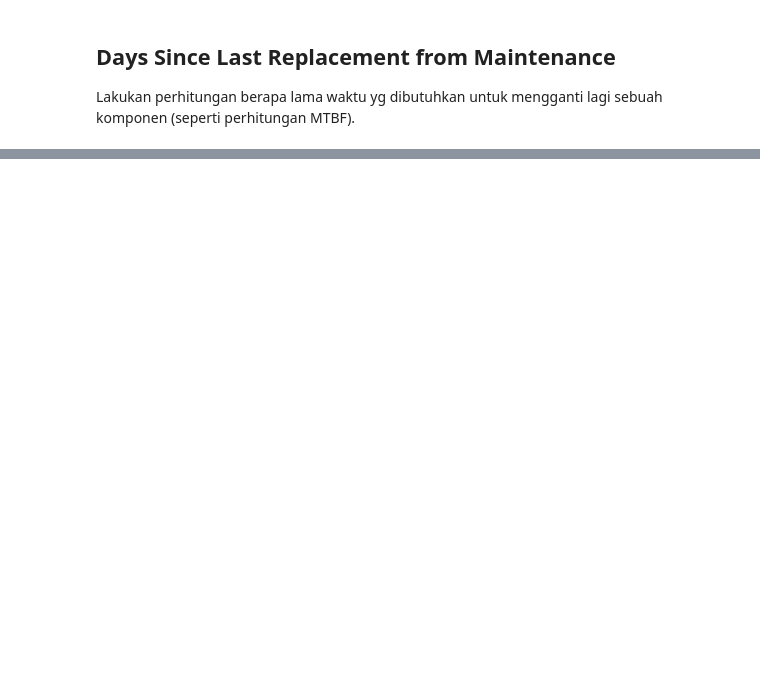
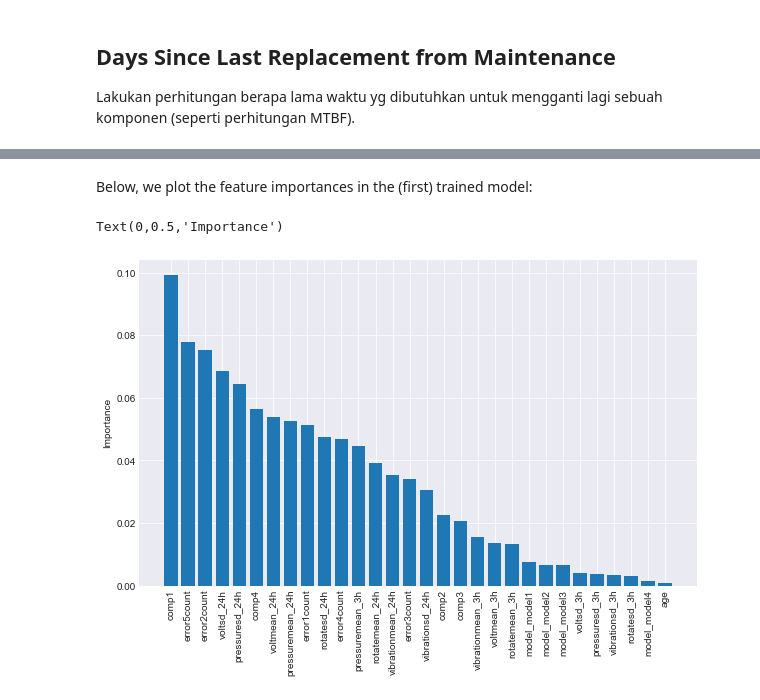
Before and after one commit to fahimhm/PdMDemo, a Jupyter notebook: MLPdM.ipynb, the cells around one changed output, grey strips where cells are left out. Cells and saved outputs as stored; diff of their text form; code cells hidden in the pictures; blank space fills up the shorter version.

```diff
--- a/MLPdM.ipynb
+++ b/MLPdM.ipynb
@@ -362,0 +390,6 @@ TypeError: cannot operate on a series without a rhs of a series/ndarray of type
+# %%
+final_feat = telemetry_feat.merge(error_count, on=['datetime', 'machineID'], how='left')
+final_feat = final_feat.merge(comp_rep, on=['datetime', 'machineID'], how='left')
+final_feat = final_feat.merge(machines, on=['machineID'], how='left')
+
+final_feat.head()
@@ -362,0 +423,7 @@ TypeError: cannot operate on a series without a rhs of a series/ndarray of type
+# %%
+labeled_features = final_feat.merge(failures, on=['datetime', 'machineID'], how='left')
+labeled_features['failure'] = labeled_features['failure'].astype('object')
+labeled_features['failure'] = labeled_features['failure'].fillna(method='bfill', limit=7)
+labeled_features['failure'] = labeled_features['failure'].fillna('none')
+labeled_features['failure'] = labeled_features['failure'].astype('category')
+labeled_features.head()
@@ -362,0 +473,34 @@ TypeError: cannot operate on a series without a rhs of a series/ndarray of type
+# %%
+from sklearn.ensemble import GradientBoostingClassifier
+
+# make test and training splits
+threshold_dates = [[pd.to_datetime('2015-07-31 01:00:00'), pd.to_datetime('2015-08-01 01:00:00')], [pd.to_datetime('2015-08-31 01:00:00'), pd.to_datetime('2015-09-01 01:00:00')], [pd.to_datetime('2015-09-30 01:00:00'), pd.to_datetime('2015-10-01 01:00:00')]]
+
+test_results = []
+models = []
+for last_train_date, first_test_date in threshold_dates:
+#     split out training and test data
+    train_y = labeled_features.loc[labeled_features['datetime'] < last_train_date, 'failure']
+    train_X = pd.get_dummies(labeled_features.loc[labeled_features['datetime'] < last_train_date].drop(['datetime', 'machineID', 'failure'], 1))
+    test_X = pd.get_dummies(labeled_features.loc[labeled_features['datetime'] > first_test_date].drop(['datetime', 'machineID', 'failure'], 1))
+#     train and predict using the model, storing results for later
+    my_model = GradientBoostingClassifier(random_state=42)
+    my_model.fit(train_X, train_y)
+    test_result = pd.DataFrame(labeled_features.loc[labeled_features['datetime'] > first_test_date])
+    test_result['predicted_failure'] = my_model.predict(test_X)
+    test_results.append(test_result)
+    models.append(my_model)
+# %% [markdown]
+Below, we plot the feature importances in the (first) trained model:
+# %%
+sns.set_style('darkgrid')
+plt.figure(figsize=(10, 6))
+labels, importances = zip(*sorted(zip(test_X.columns, models[0].feature_importances_), reverse=True, key=lambda x: x[1]))
+plt.xticks(range(len(labels)), labels)
+_, labels = plt.xticks()
+plt.setp(labels, rotation=90)
+plt.bar(range(len(importances)), importances)
+plt.ylabel('Importance')
+# %% [output]
+Text(0,0.5,'Importance')
+[figure, added]
```
Also changed, not shown: parts of 17 cells of this notebook.
